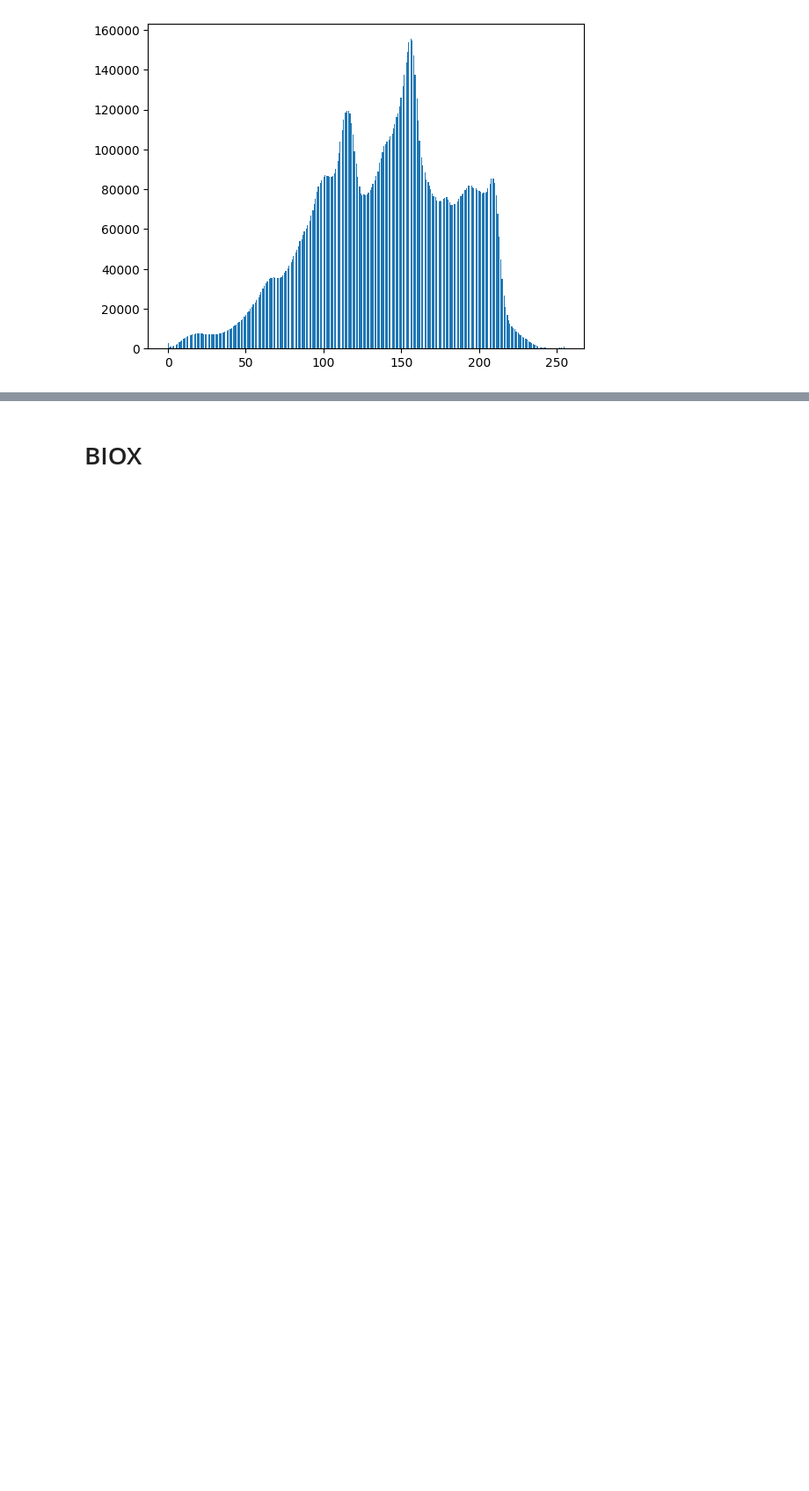
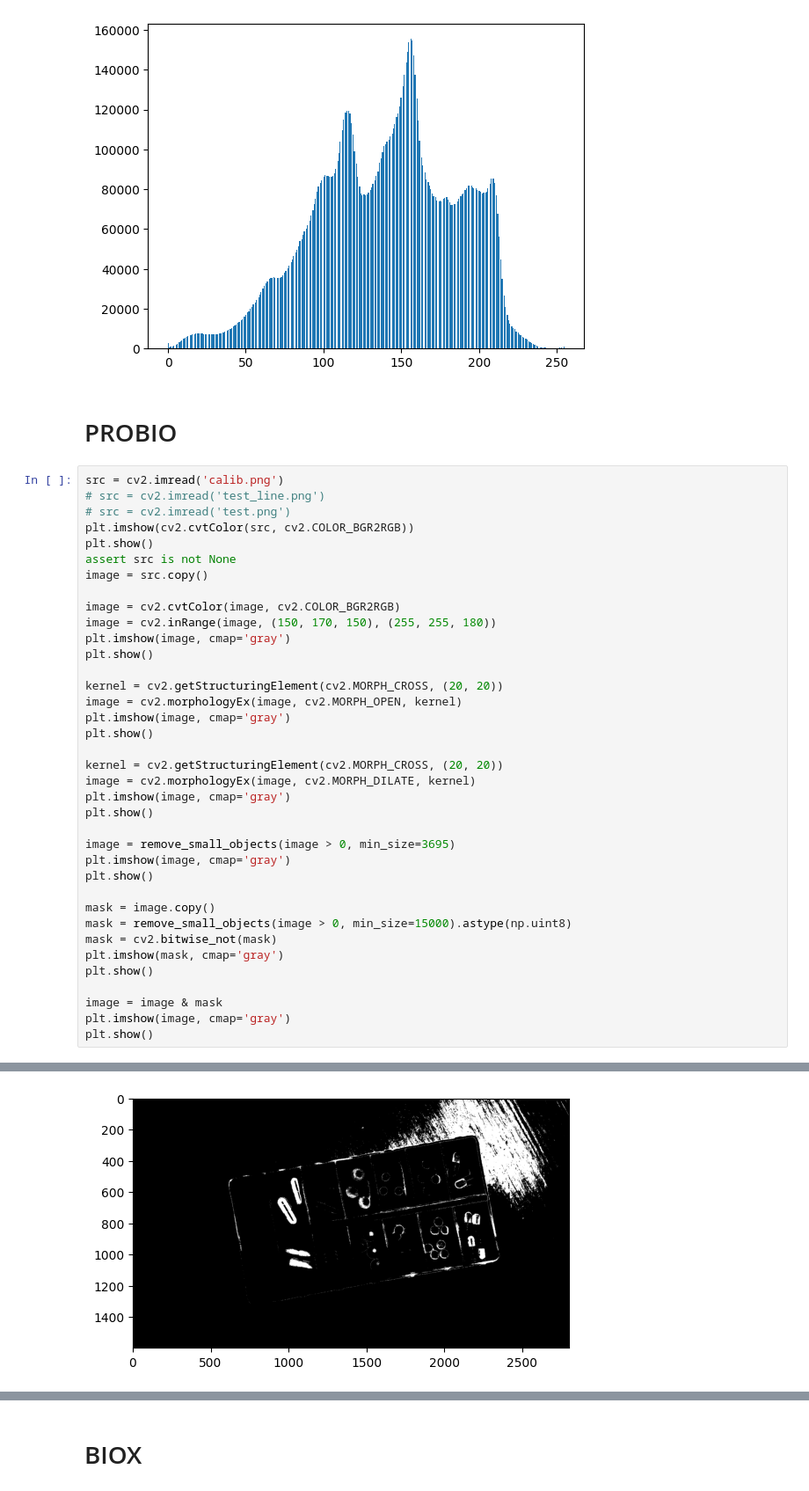
Before and after one commit to WitoldFracek/AiPOiV, a Jupyter notebook: Lab5/experiments.ipynb, the cells around one changed output, grey strips where cells are left out. Shown at 88% size. Drawn from its saved outputs; the diff is of its cells as text; blank space fills up the shorter version.

```diff
--- a/Lab5/experiments.ipynb
+++ b/Lab5/experiments.ipynb
@@ -47,3 +47,43 @@ plt.hist(image.flatten(), bins=365);
 # %% [output]
 [figure]
 [figure]
+# %% [markdown]
+# PROBIO
+# %%
+src = cv2.imread('calib.png')
+# src = cv2.imread('test_line.png')
+# src = cv2.imread('test.png')
+plt.imshow(cv2.cvtColor(src, cv2.COLOR_BGR2RGB))
+plt.show()
+assert src is not None
+image = src.copy()
+
+image = cv2.cvtColor(image, cv2.COLOR_BGR2RGB)
+image = cv2.inRange(image, (150, 170, 150), (255, 255, 180))
+plt.imshow(image, cmap='gray')
+plt.show()
+
+kernel = cv2.getStructuringElement(cv2.MORPH_CROSS, (20, 20))
+image = cv2.morphologyEx(image, cv2.MORPH_OPEN, kernel)
+plt.imshow(image, cmap='gray')
+plt.show()
+
+kernel = cv2.getStructuringElement(cv2.MORPH_CROSS, (20, 20))
+image = cv2.morphologyEx(image, cv2.MORPH_DILATE, kernel)
+plt.imshow(image, cmap='gray')
+plt.show()
+
+image = remove_small_objects(image > 0, min_size=3695)
+plt.imshow(image, cmap='gray')
+plt.show()
+
+mask = image.copy()
+mask = remove_small_objects(image > 0, min_size=15000).astype(np.uint8)
+mask = cv2.bitwise_not(mask)
+plt.imshow(mask, cmap='gray')
+plt.show()
+
+image = image & mask
+plt.imshow(image, cmap='gray')
+plt.show()
+# %% [output]
@@ -49,0 +91 @@ plt.hist(image.flatten(), bins=365);
+[figure, added]
```
Also changed, not shown: parts of 4 cells of this notebook, 1 other file.
